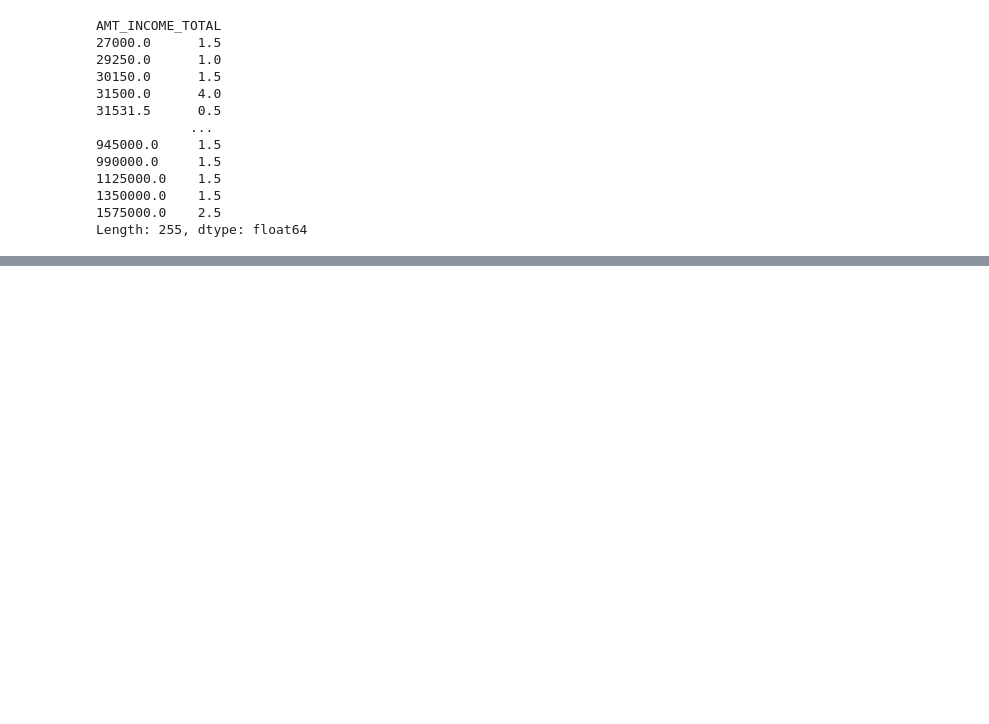
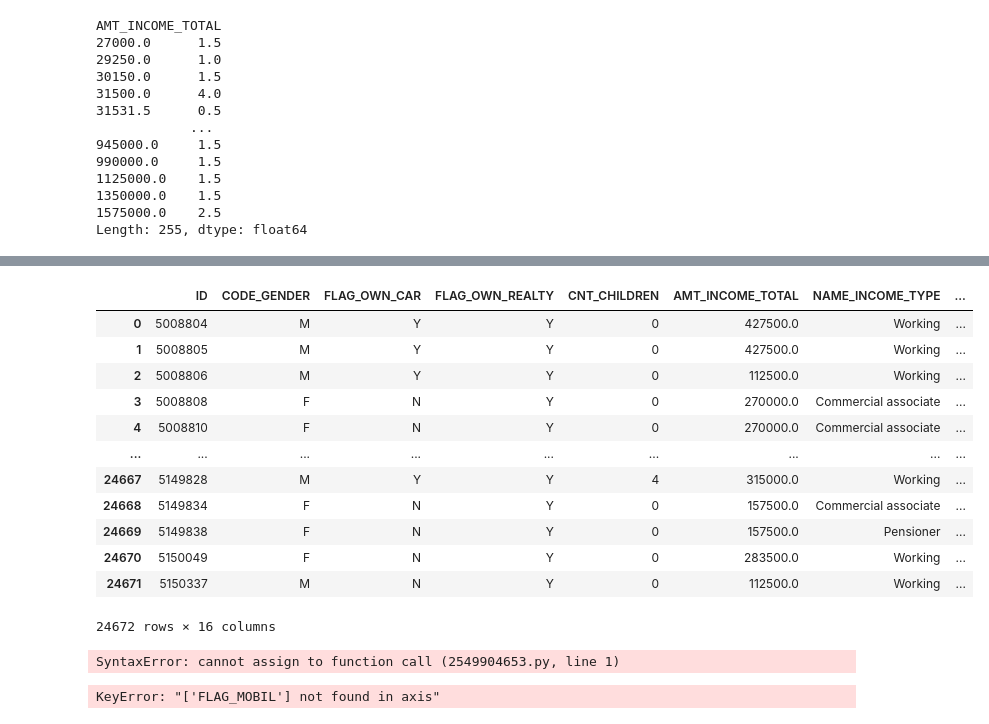
Before and after one commit to dkismet/Credit-Card, a Jupyter notebook: Credit Card Approval.ipynb, the cells around one changed output, grey strips where cells are left out. Cells and saved outputs as stored; diff of their text form; code cells hidden in the pictures; blank space fills up the shorter version.

```diff
--- a/Credit Card Approval.ipynb
+++ b/Credit Card Approval.ipynb
@@ -311,0 +332,26 @@ TypeError: dropna() got an unexpected keyword argument 'columns'
+# %%
+df.drop (columns = ["FLAG_MOBIL", "FLAG_WORK_PHONE", "FLAG_PHONE", "FLAG_EMAIL"])
+# %% [output]
+|  | ID | CODE_GENDER | FLAG_OWN_CAR | FLAG_OWN_REALTY | CNT_CHILDREN | AMT_INCOME_TOTAL | NAME_INCOME_TYPE | ... |
+| 0 | 5008804 | M | Y | Y | 0 | 427500.0 | Working | ... |
+| 1 | 5008805 | M | Y | Y | 0 | 427500.0 | Working | ... |
+| 2 | 5008806 | M | Y | Y | 0 | 112500.0 | Working | ... |
+| 3 | 5008808 | F | N | Y | 0 | 270000.0 | Commercial associate | ... |
+| 4 | 5008810 | F | N | Y | 0 | 270000.0 | Commercial associate | ... |
+| ... | ... | ... | ... | ... | ... | ... | ... | ... |
+| 24667 | 5149828 | M | Y | Y | 4 | 315000.0 | Working | ... |
+| 24668 | 5149834 | F | N | Y | 0 | 157500.0 | Commercial associate | ... |
+| 24669 | 5149838 | F | N | Y | 0 | 157500.0 | Pensioner | ... |
+| 24670 | 5150049 | F | N | Y | 0 | 283500.0 | Working | ... |
+| 24671 | 5150337 | M | N | Y | 0 | 112500.0 | Working | ... |
+24672 rows × 16 columns
+# %%
+df.drop (columns = ["FLAG_OWN_CAR", "FLAG_OWN_REALTY", "CNT_CHILDREN", "NAME_FAMILY_STATUS", "NAME_HOUSING_TYPE"]), inplace=True
+# %% [output]
+SyntaxError: cannot assign to function call (2549904653.py, line 1)
+# %%
+df.drop (columns = ["FLAG_MOBIL", "FLAG_WORK_PHONE", "CNT_CHILDREN", "CNT_FAM_MEMBERS"])
+
+df.head()
+# %% [output]
+KeyError: "['FLAG_MOBIL'] not found in axis"
```
Also changed, not shown: parts of 14 cells of this notebook.
